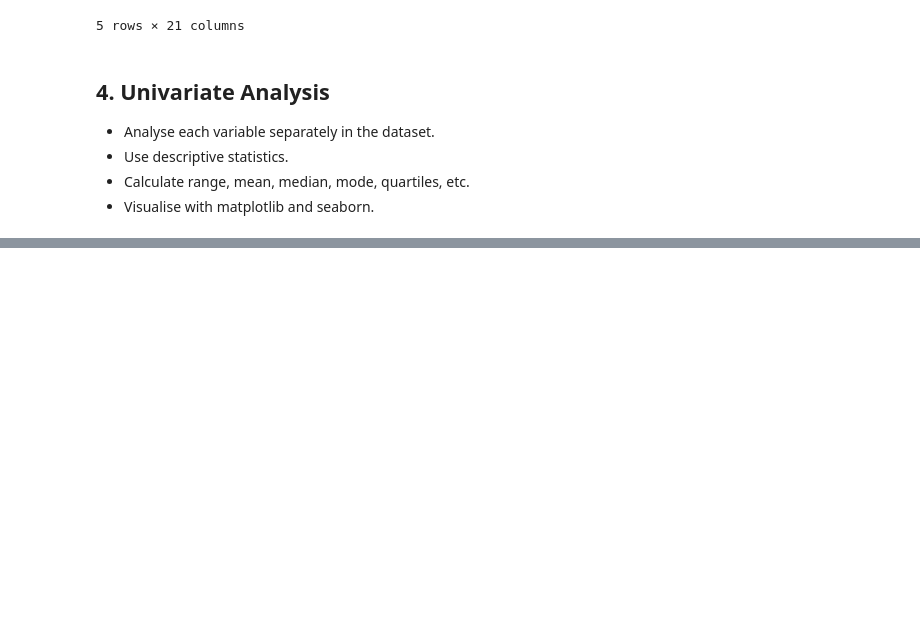
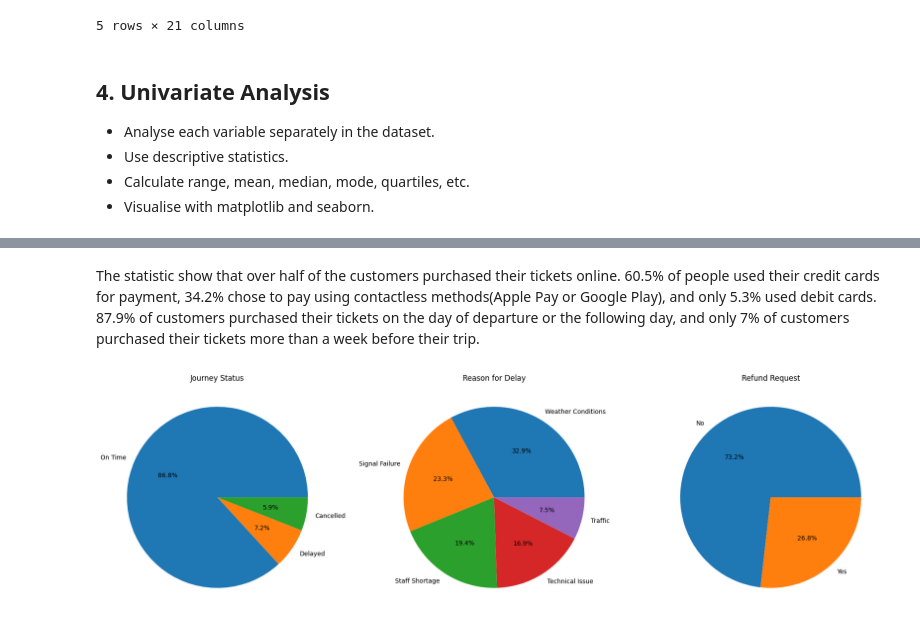
Before and after one commit to tsu76i/DS-playground, a Jupyter notebook: 1. Exploratory Data Analysis (EDA)/1.1_UK_Train_Rides.ipynb, the cells around one changed output, grey strips where cells are left out. Saved outputs shown, nothing was run; the diff lists cells and outputs as text; code cells hidden in the pictures; blank space fills up the shorter version.

```diff
--- a/1. Exploratory Data Analysis (EDA)/1.1_UK_Train_Rides.ipynb
+++ b/1. Exploratory Data Analysis (EDA)/1.1_UK_Train_Rides.ipynb
@@ -390,0 +477,26 @@ df.describe()
+# %% [markdown]
+The statistic show that over half of the customers purchased their tickets online. 60.5% of people used their credit cards for payment, 34.2% chose to pay using contactless methods(Apple Pay or Google Play), and only 5.3% used debit cards. 87.9% of customers purchased their tickets on the day of departure or the following day, and only 7% of customers purchased their tickets more than a week before their trip.
+# %%
+fig, axes = plt.subplots(nrows=1, ncols=3, figsize=(18, 6))
+
+# Journey Status
+journey_status_counts = df['Journey Status'].value_counts()
+axes[0].set_title('Journey Status')
+axes[0].pie(journey_status_counts,
+            labels=journey_status_counts.index, autopct='%1.1f%%')
+
+# Reason for Delay
+cancelled_or_delayed = df['Journey Status'].isin(['Cancelled', 'Delayed'])
+reason_delay_counts = df[cancelled_or_delayed]['Reason for Delay'].value_counts(ascending=False)
+reason_delay_counts = reason_delay_counts.drop('Not Delayed') # Drop 'Not Delayed'
+axes[1].set_title('Reason for Delay')
+axes[1].pie(reason_delay_counts, labels=reason_delay_counts.index, autopct='%1.1f%%')
+
+# Refund Request (True: Yes, False: No)
+refund_counts = df[cancelled_or_delayed]['Refund Request'].map({True: 'Yes', False: 'No'}).value_counts()
+axes[2].set_title('Refund Request')
+axes[2].pie(refund_counts, labels=refund_counts.index, autopct='%1.1f%%')
+plt.tight_layout()
+plt.show()
+# %% [output]
+[figure, added]
```
Also changed, not shown: parts of 20 cells of this notebook.
